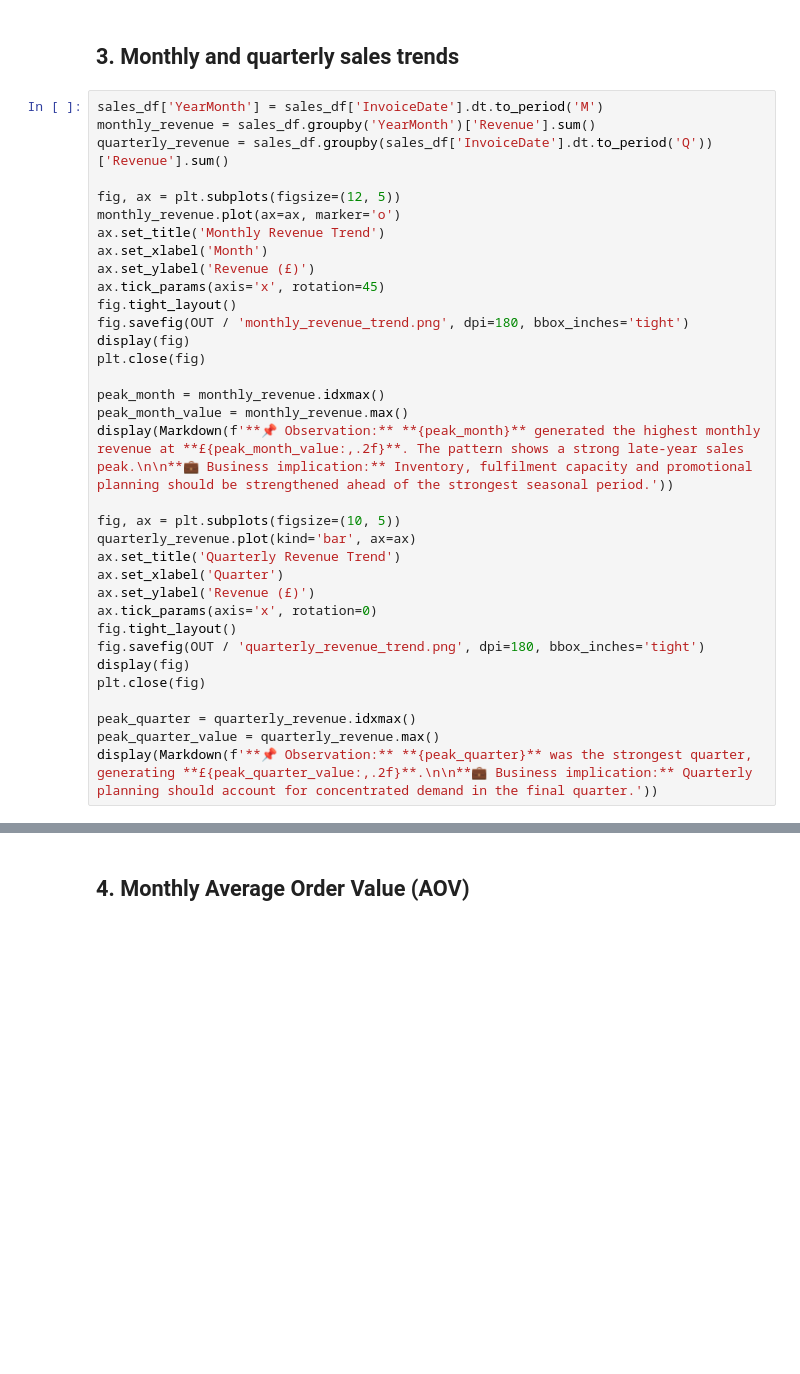
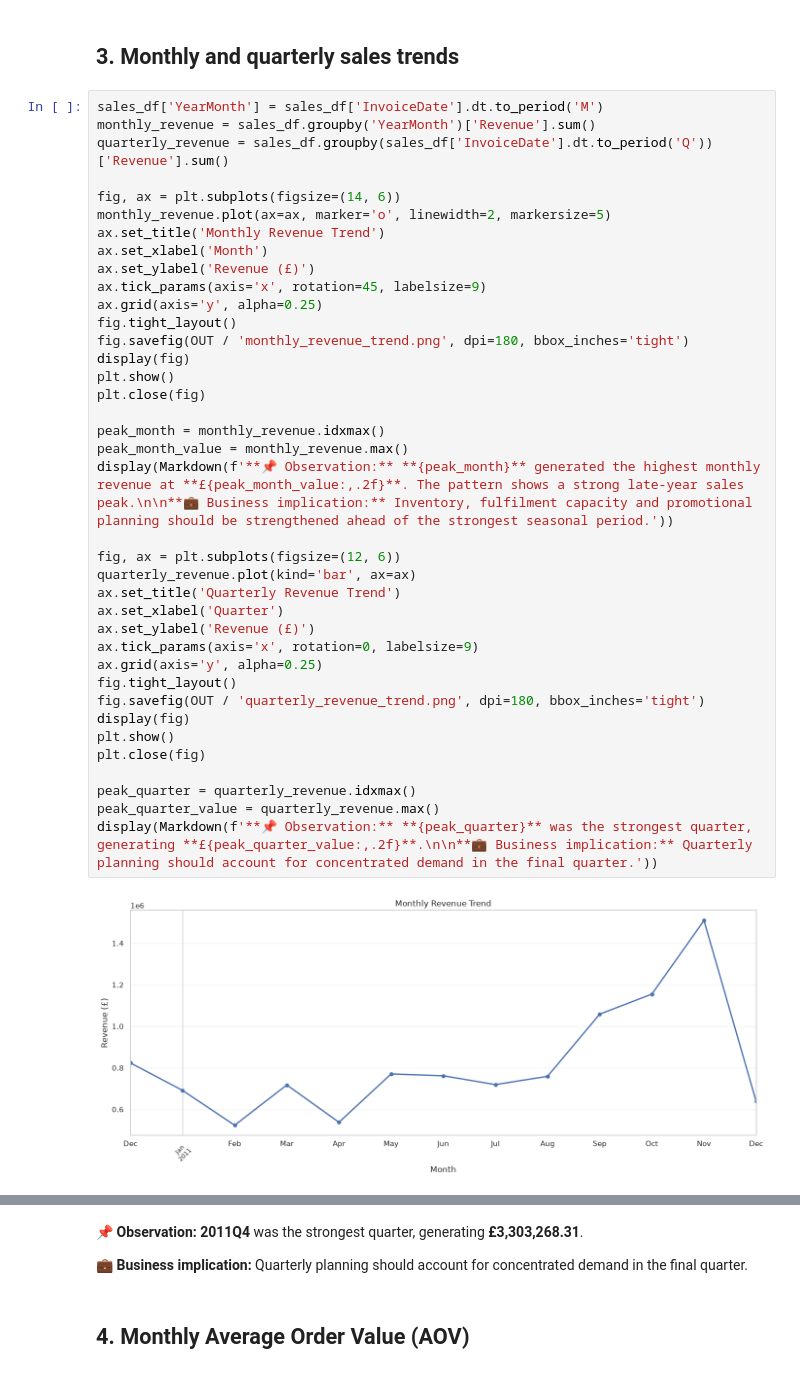
Before and after one commit to Ros3-0SS/OIBSIP, a Jupyter notebook: DataAnalytics-L1-EDARetailSales/EDA_Retail_Sales.ipynb, the cells around one changed output, grey strips where cells are left out. Saved outputs shown, nothing was run; the diff lists cells and outputs as text; blank space fills up the shorter version.

Commit message:
Refresh EDA retail sales visuals and embed notebook results

```diff
--- a/DataAnalytics-L1-EDARetailSales/EDA_Retail_Sales.ipynb
+++ b/DataAnalytics-L1-EDARetailSales/EDA_Retail_Sales.ipynb
@@ -74,34 +108,40 @@ display(Markdown('**Interpretation:** The means are materially above the medians
 # %%
 sales_df['YearMonth'] = sales_df['InvoiceDate'].dt.to_period('M')
 monthly_revenue = sales_df.groupby('YearMonth')['Revenue'].sum()
 quarterly_revenue = sales_df.groupby(sales_df['InvoiceDate'].dt.to_period('Q'))['Revenue'].sum()
 
-fig, ax = plt.subplots(figsize=(12, 5))
-monthly_revenue.plot(ax=ax, marker='o')
+fig, ax = plt.subplots(figsize=(14, 6))
+monthly_revenue.plot(ax=ax, marker='o', linewidth=2, markersize=5)
 ax.set_title('Monthly Revenue Trend')
 ax.set_xlabel('Month')
 ax.set_ylabel('Revenue (£)')
-ax.tick_params(axis='x', rotation=45)
+ax.tick_params(axis='x', rotation=45, labelsize=9)
+ax.grid(axis='y', alpha=0.25)
 fig.tight_layout()
 fig.savefig(OUT / 'monthly_revenue_trend.png', dpi=180, bbox_inches='tight')
 display(fig)
+plt.show()
 plt.close(fig)
 
 peak_month = monthly_revenue.idxmax()
 peak_month_value = monthly_revenue.max()
 display(Markdown(f'**📌 Observation:** **{peak_month}** generated the highest monthly revenue at **£{peak_month_value:,.2f}**. The pattern shows a strong late-year sales peak.\n\n**💼 Business implication:** Inventory, fulfilment capacity and promotional planning should be strengthened ahead of the strongest seasonal period.'))
 
-fig, ax = plt.subplots(figsize=(10, 5))
+fig, ax = plt.subplots(figsize=(12, 6))
 quarterly_revenue.plot(kind='bar', ax=ax)
 ax.set_title('Quarterly Revenue Trend')
 ax.set_xlabel('Quarter')
 ax.set_ylabel('Revenue (£)')
-ax.tick_params(axis='x', rotation=0)
+ax.tick_params(axis='x', rotation=0, labelsize=9)
+ax.grid(axis='y', alpha=0.25)
 fig.tight_layout()
 fig.savefig(OUT / 'quarterly_revenue_trend.png', dpi=180, bbox_inches='tight')
 display(fig)
+plt.show()
 plt.close(fig)
 
 peak_quarter = quarterly_revenue.idxmax()
 peak_quarter_value = quarterly_revenue.max()
 display(Markdown(f'**📌 Observation:** **{peak_quarter}** was the strongest quarter, generating **£{peak_quarter_value:,.2f}**.\n\n**💼 Business implication:** Quarterly planning should account for concentrated demand in the final quarter.'))
+# %% [output]
+[figure, added]
@@ -108,3 +154,6 @@ display(Markdown(f'**📌 Observation:** **{peak_quarter}** was the strongest qu
+**📌 Observation:** **2011Q4** was the strongest quarter, generating **£3,303,268.31**.
+
+**💼 Business implication:** Quarterly planning should account for concentrated demand in the final quarter.
 # %% [markdown]
 ## 4. Monthly Average Order Value (AOV)
 # %%
```
Also changed, not shown: parts of 10 cells of this notebook, 9 other files.
